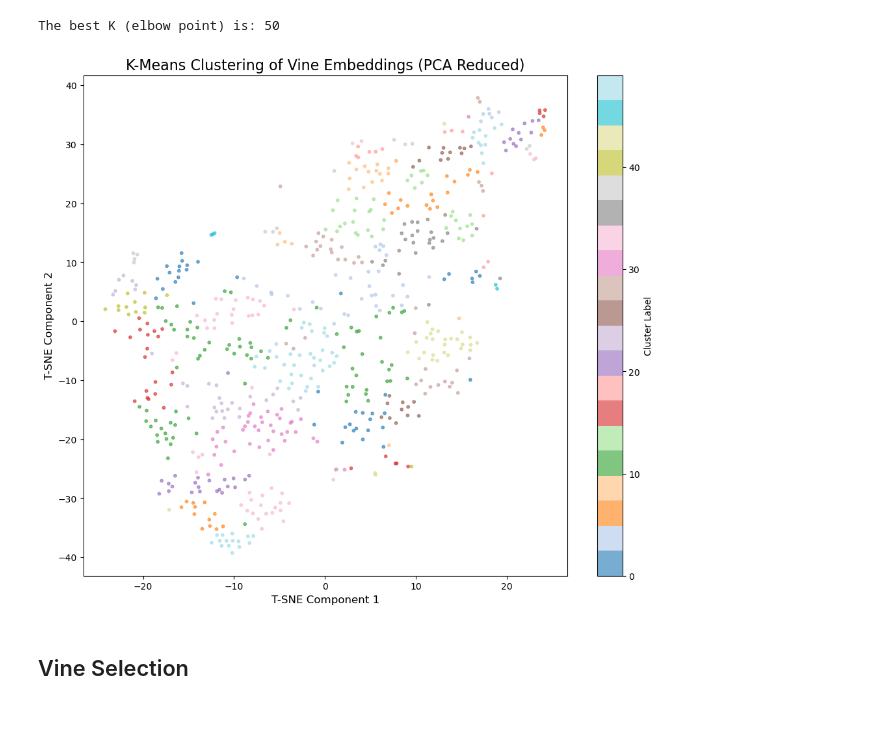
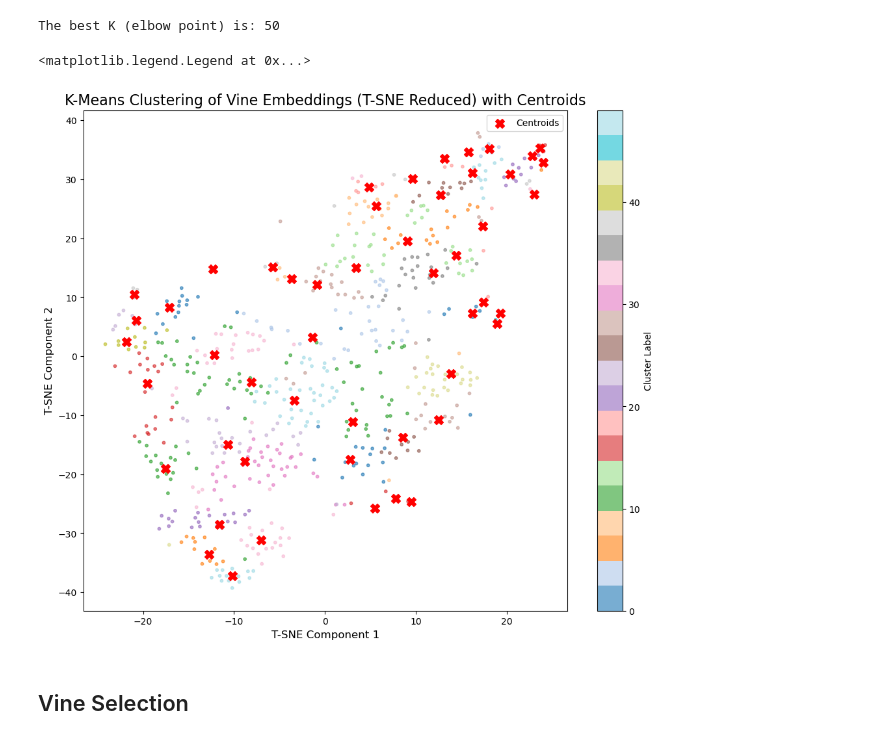
Before and after one commit to hecarney/m7_p3_perfect_vine_compilation, a Jupyter notebook: m7_p3_g7_vine_compilation.ipynb, the cells around one changed output. Drawn from its saved outputs; the diff is of its cells as text; code cells hidden in the pictures.

Commit message:
Used centroids to select 50 videos for compilation, ordering on the defined niche categories

```diff
--- a/m7_p3_g7_vine_compilation.ipynb
+++ b/m7_p3_g7_vine_compilation.ipynb
@@ -603,20 +603,31 @@ def reduce_embeddings_tsne(embeddings: np.ndarray, n_components: int = 2, perple
     tsne = TSNE(n_components=n_components, perplexity=perplexity, learning_rate='auto',
                 init='random', random_state=random_state)
     return tsne.fit_transform(embeddings)
-# %%
-#TODO Visualize K-Means clusters with t-SNE
-reduced_data = reduce_embeddings_tsne(df_expanded)
-df_reduced = pd.DataFrame(reduced_data, columns=['PCA1', 'PCA2'])
-df_reduced['cluster'] = cluster_labels
-df_reduced.head()
-plt.figure(figsize=FIG_SIZE)
-scatter = plt.scatter(df_reduced['PCA1'], df_reduced['PCA2'], c=df_reduced['cluster'], s=DOT_SIZE, cmap='tab20', alpha=0.6)
-plt.title('K-Means Clustering of Vine Embeddings (PCA Reduced)', fontsize=16)
-plt.xlabel('T-SNE Component 1', fontsize=12)
-plt.ylabel('T-SNE Component 2', fontsize=12)
-plt.colorbar(scatter, label='Cluster Label')
-plt.show()
-# %% [output]
-[figure, removed]
+# %%
+#TODO calculate centroids to identify representative videos from each cluster
+centroids = kmeans.cluster_centers_
+centroid_indices = []
+for i, centroid in enumerate(centroids):
+    distances = np.linalg.norm(df_expanded.values - centroid, axis=1)
+    closest_index = np.argmin(distances)
+    centroid_indices.append(closest_index)
+# %%
+#TODO plot kmeans data with centroids highlighted
+reduced_data = reduce_embeddings_tsne(df_expanded)
+df_reduced = pd.DataFrame(reduced_data, columns=['TSNE1', 'TSNE2'])
+df_reduced['cluster'] = cluster_labels
+plt.figure(figsize=FIG_SIZE)
+scatter = plt.scatter(df_reduced['TSNE1'], df_reduced['TSNE2'], c=df_reduced['cluster'], s=DOT_SIZE, cmap='tab20', alpha=0.6)
+# Highlight centroids
+plt.scatter(df_reduced.loc[centroid_indices, 'TSNE1'], df_reduced.loc[centroid_indices, 'TSNE2'],
+            c='red', s=100, marker='X', label='Centroids')
+plt.title('K-Means Clustering of Vine Embeddings (T-SNE Reduced) with Centroids', fontsize=16)
+plt.xlabel('T-SNE Component 1', fontsize=12)
+plt.ylabel('T-SNE Component 2', fontsize=12)
+plt.colorbar(scatter, label='Cluster Label')
+plt.legend()
+# %% [output]
+<matplotlib.legend.Legend at 0x...>
+[figure, added]
 # %% [markdown]
 ## Vine Selection
```
Also changed, not shown: parts of 7 cells of this notebook.
